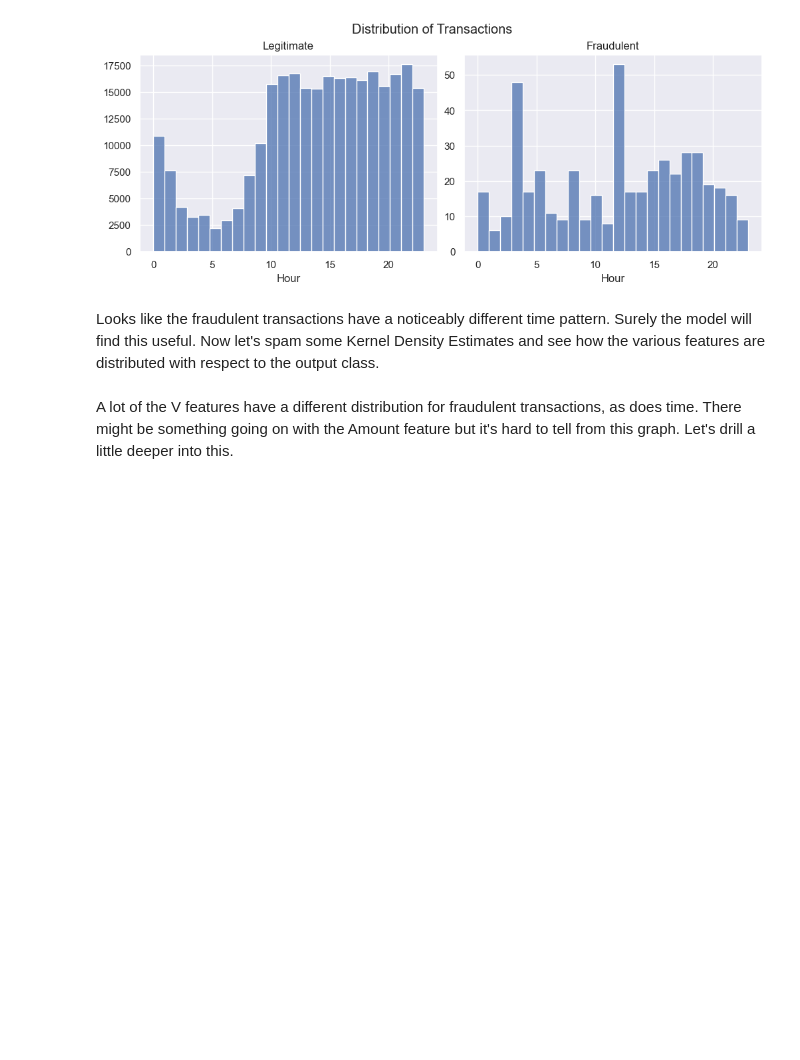
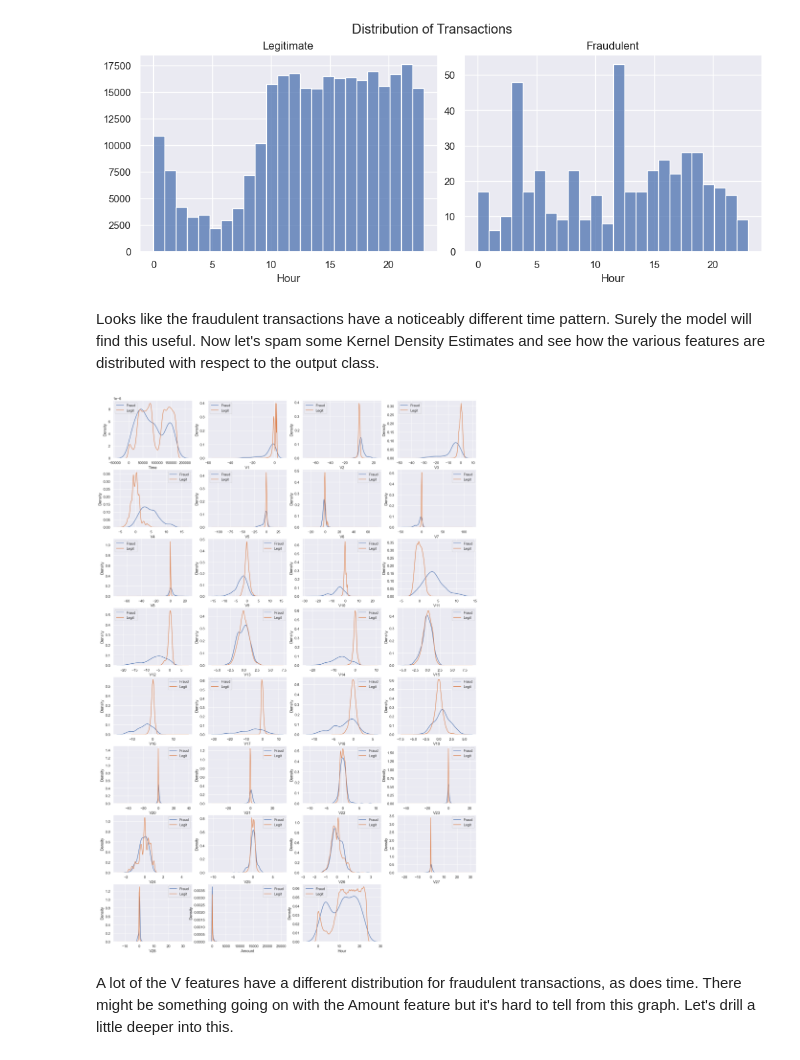
Before and after one commit to anchorelement/cc-fraud-detection, a Jupyter notebook: main.ipynb, the cells around one changed output. Cells and saved outputs as stored; diff of their text form; code cells hidden in the pictures; blank space fills up the shorter version.

```diff
--- a/main.ipynb
+++ b/main.ipynb
@@ -158,13 +162,15 @@ plt.show()
 # %% [markdown]
 Looks like the fraudulent transactions have a noticeably different time pattern.  Surely the model will find this useful.  Now let's spam some Kernel Density Estimates and see how the various features are distributed with respect to the output class.
 # %%
-# plt.figure(figsize=(20, 30))
-# for i, col in enumerate(df.drop("Class",axis=1).columns):
-#     plt.subplot(8, 4, i+1)
-#     ax1 = sns.kdeplot(data=df_fraud, x=col, label="Fraud")
-#     sns.kdeplot(data=df_legit, x=col, label="Legit")
-#     ax1.legend()
-# plt.show()
+plt.figure(figsize=(20, 30))
+for i, col in enumerate(df.drop("Class",axis=1).columns):
+    plt.subplot(8, 4, i+1)
+    ax1 = sns.kdeplot(data=df_fraud, x=col, label="Fraud")
+    sns.kdeplot(data=df_legit, x=col, label="Legit")
+    ax1.legend()
+plt.show()
+# %% [output]
+[figure, added]
 # %% [markdown]
 A lot of the V features have a different distribution for fraudulent transactions, as does time.  There might be something going on with the Amount feature but it's hard to tell from this graph.  Let's drill a little deeper into this.
 # %%
```
Also changed, not shown: parts of 20 cells of this notebook.
